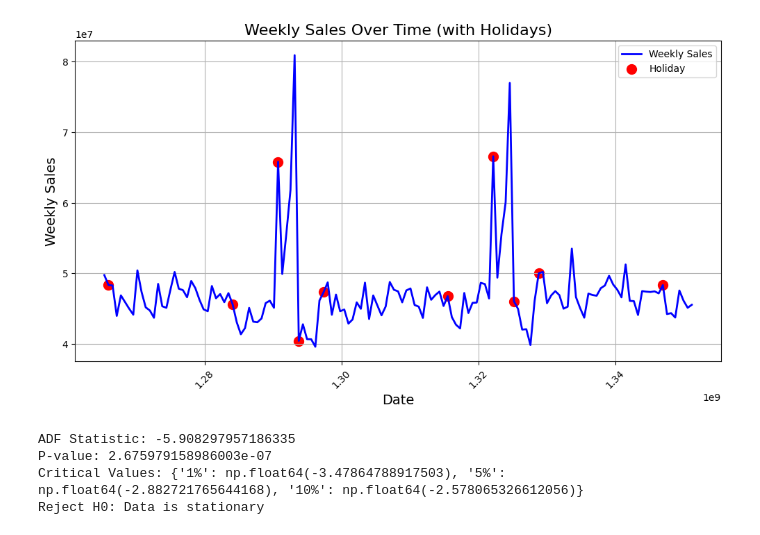
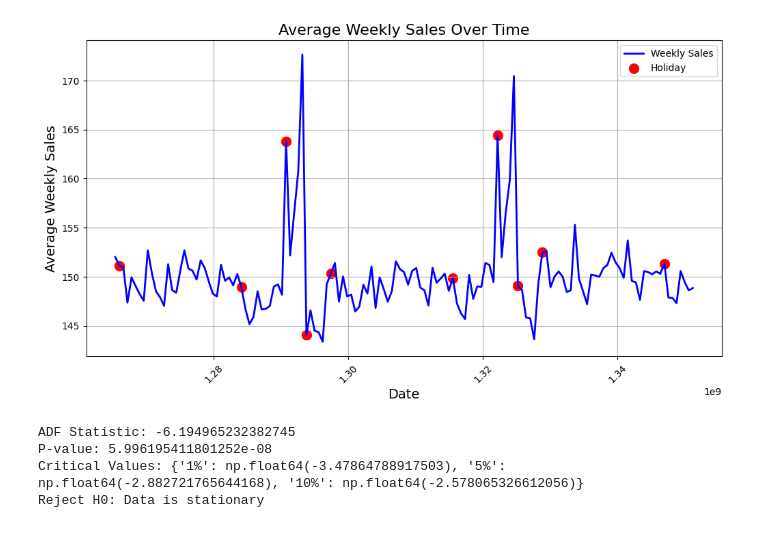
Before and after one commit to random-logic/Demand-Forecast, a Jupyter notebook: src/ARIMAX.ipynb, the cells around one changed output. Drawn from its saved outputs; the diff is of its cells as text; code cells hidden in the pictures.

Commit message:
Update ARIMAX model

```diff
--- a/src/ARIMAX.ipynb
+++ b/src/ARIMAX.ipynb
@@ -15,34 +16,29 @@ from concurrent.futures import ThreadPoolExecutor
 from sklearn.metrics import mean_absolute_error, mean_squared_error, r2_score
 # %%
-df = pd.read_csv('../dataset/Walmart.csv')
+df = pd.read_csv('../dataset/preprocessed_dataset.csv')
 
 # Convert to datetime
-df['Date'] = pd.to_datetime(df['Date'], format='%d-%m-%Y')
+df['date'] = pd.to_datetime(df['date'], format='%Y-%m-%d')
 
 # Convert to epoch time in seconds
-df['Date'] = df['Date'].astype(int) // 10**9
+df['date'] = df['date'].astype(int) // 10**9
 
 # Set Date as index
-df.set_index('Date', inplace=True)
+df.set_index('date', inplace=True)
 
 df.head()
 
 # Group by Date and aggregate (e.g., sum for Weekly_Sales)
-df = df.groupby('Date').agg({
-    'Weekly_Sales': 'sum',
-    'Holiday_Flag': 'max',
-    'Temperature': 'mean',
-    'Fuel_Price': 'mean',
-    'CPI': 'mean',
-    'Unemployment': 'mean'
+df = df.groupby('date').agg({
+    'is_holiday': 'max',
+    'temperature': 'mean',
+    'fuel_price': 'mean',
+    'cpi': 'mean',
+    'unemployment': 'mean',
+    'fed_funds': 'mean',
+    'ics': 'mean',
+    'weekly_sales': 'mean',
 }).reset_index()
 
 df.head()
-
-# Graph
-#result = seasonal_decompose(df['FEDFUNDS'], model ='multiplicative')
-#result.plot()
-
-# data["detrended"] = sm.OLS(data["FEDFUNDS"], sm.add_constant(range(len(data)))).fit().resid
-# data["differenced"] = data["FEDFUNDS"].diff()
 # %% [output]
@@ -55,31 +51,31 @@ df.head()
 # %%
 # Plot Weekly Sales over Time
 plt.figure(figsize=(12, 6))
-plt.plot(df['Date'], df['Weekly_Sales'], color='blue', linewidth=2, label='Weekly Sales')
+plt.plot(df['date'], df['weekly_sales'], color='blue', linewidth=2, label='Weekly Sales')
 
 # Highlight Holidays
-holiday_dates = df[df['Holiday_Flag'] == 1]  # Filter rows where Holiday_Flag is 1
-plt.scatter(holiday_dates['Date'], holiday_dates['Weekly_Sales'], color='red', marker='o', s=100, label='Holiday')
+holiday_dates = df[df['is_holiday'] == 1]  # Filter rows where Holiday_Flag is 1
+plt.scatter(holiday_dates['date'], holiday_dates['weekly_sales'], color='red', marker='o', s=100, label='Holiday')
 
 # Add titles and labels
-plt.title('Weekly Sales Over Time (with Holidays)', fontsize=16)
+plt.title('Average Weekly Sales Over Time', fontsize=16)
 plt.xlabel('Date', fontsize=14)
-plt.ylabel('Weekly Sales', fontsize=14)
+plt.ylabel('Average Weekly Sales', fontsize=14)
 plt.grid(True)
 
 # Rotate x-axis labels for better readability
 plt.xticks(rotation=45)
 
 # Show legend
 plt.legend()
 
 # Show the plot
 plt.show()
 # %% [output]
-[figure, old version]
+[figure, new version]
 # %%
 # ADF Test
-result_test = adfuller(df['Weekly_Sales'])
+result_test = adfuller(df['weekly_sales'])
 
 print(f"ADF Statistic: {result_test[0]}")
 print(f"P-value: {result_test[1]}")
@@ -90,7 +86,7 @@ if result_test[1] < 0.05:
 else:
     print("Fail to reject H0: Data is non-stationary")
 # %% [output]
-ADF Statistic: -5.908297957186335
-P-value: 2.675979158986003e-07
+ADF Statistic: -6.194965232382745
+P-value: 5.996195411801252e-08
 Critical Values: {'1%': np.float64(-3.47864788917503), '5%': np.float64(-2.882721765644168), '10%': np.float64(-2.578065326612056)}
 Reject H0: Data is stationary
```
Also changed, not shown: parts of 4 cells of this notebook, 4 other files.
